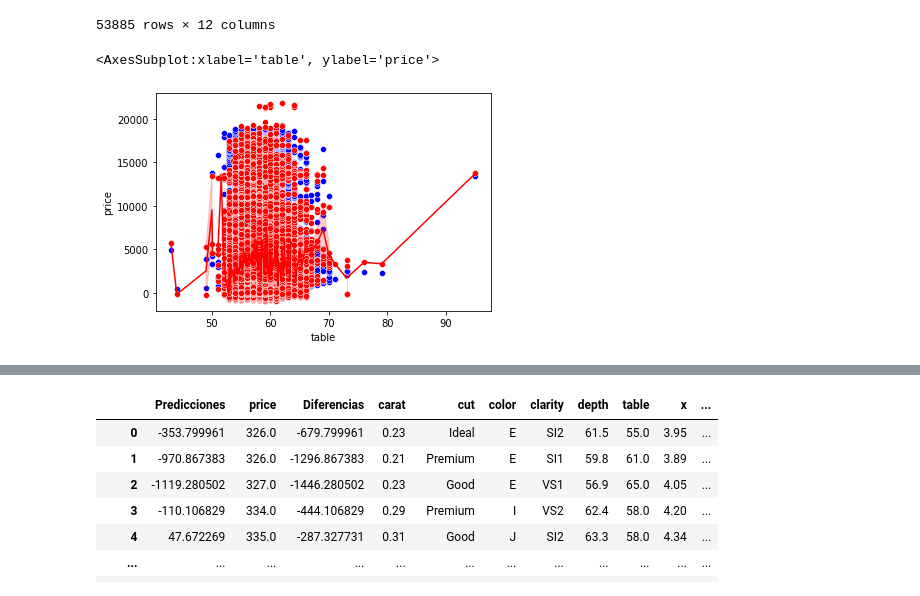
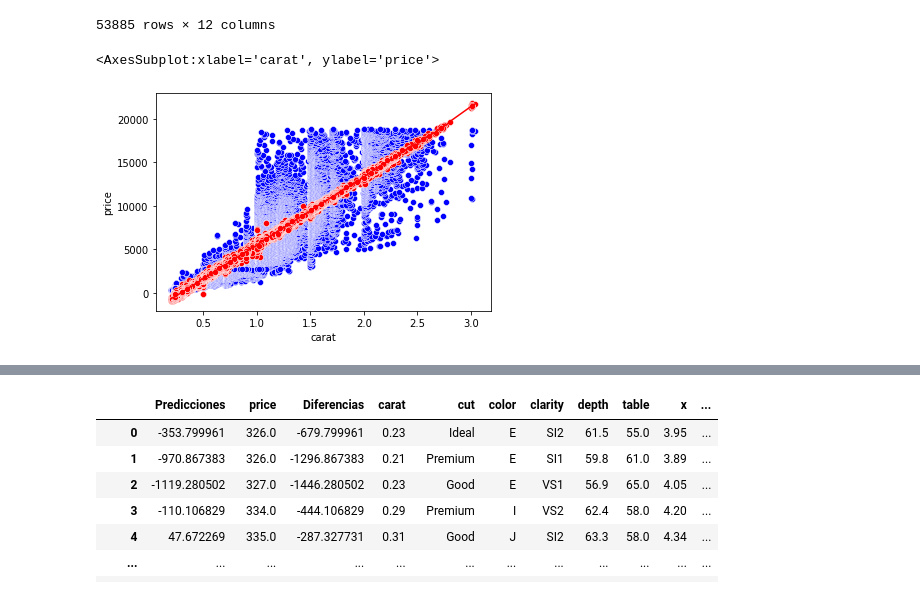
Before and after one commit to AremyDiaz/Actividad1-TC2003B, a Jupyter notebook: MyRegression.ipynb, the cells around one changed output, grey strips where cells are left out. Cells and saved outputs as stored; diff of their text form; code cells hidden in the pictures.

```diff
--- a/MyRegression.ipynb
+++ b/MyRegression.ipynb
@@ -572,9 +589,9 @@ df4_4
 # %%
 #Visualizamos la gráfica comparativa entre real y predecido
 
-sns.scatterplot(x='table', y='price', color="blue", data=df4_4) #total real
-sns.scatterplot(x='table', y='Predicciones', color="red", data=df4_4) #predicción
-sns.lineplot(x='table', y='Predicciones', color="red", data=df4_4) #modelo
+sns.scatterplot(x='carat', y='price', color="blue", data=df4_4) #total real
+sns.scatterplot(x='carat', y='Predicciones', color="red", data=df4_4) #predicción
+sns.lineplot(x='carat', y='Predicciones', color="red", data=df4_4) #modelo
 # %% [output]
-<AxesSubplot:xlabel='table', ylabel='price'>
+<AxesSubplot:xlabel='carat', ylabel='price'>
-[figure, old version]
+[figure, new version]
```
Also changed, not shown: parts of 15 cells of this notebook.
